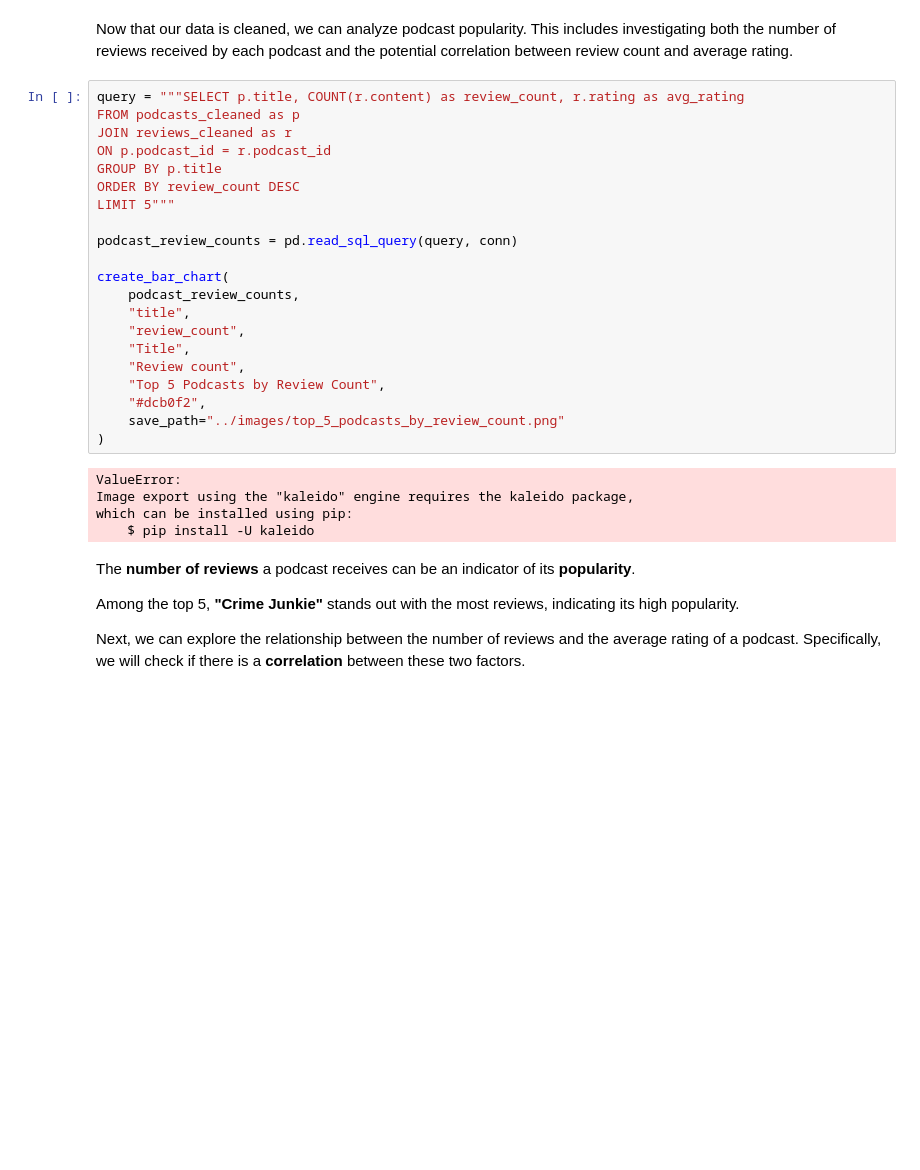
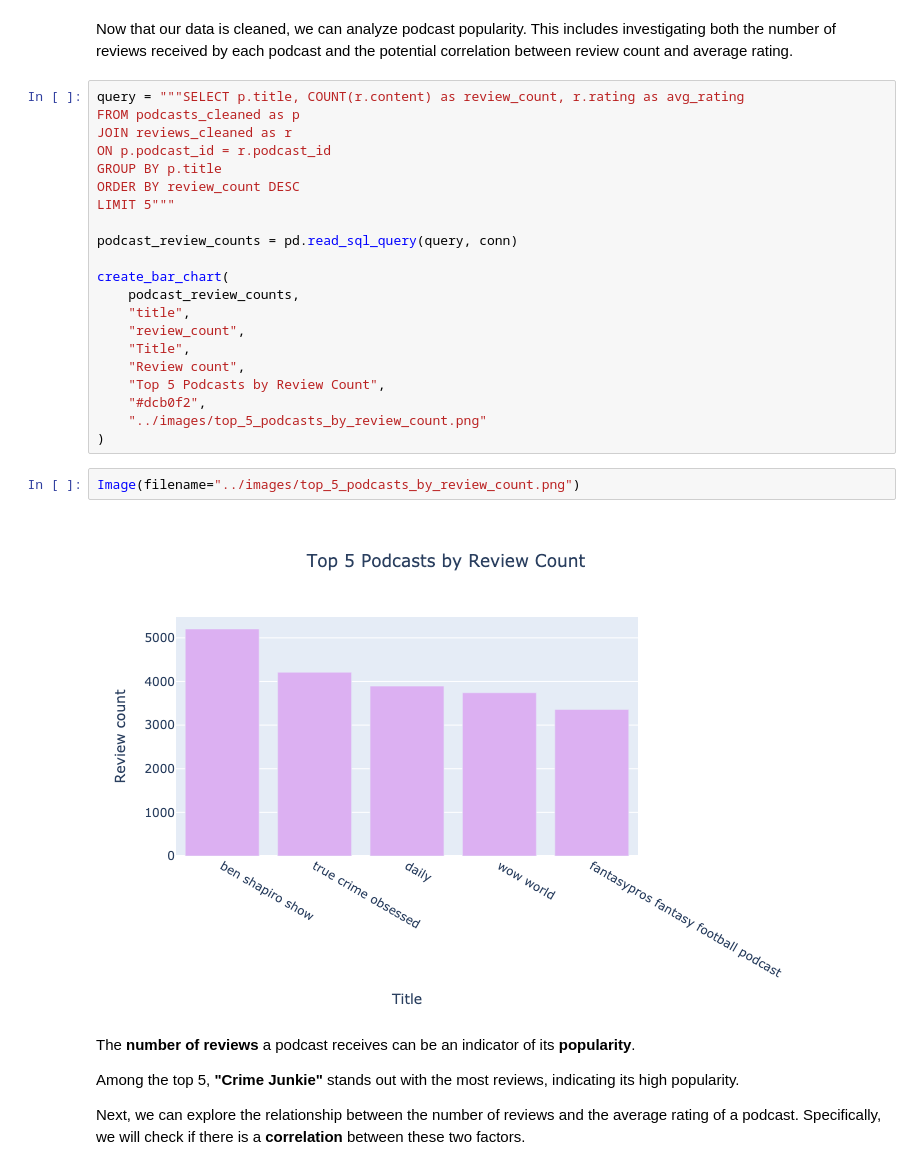
Before and after one commit to vytautas-bunevicius/podcast-review-insights, a Jupyter notebook: notebooks/podcast_review_analysis.ipynb, the cells around one changed output. Drawn from its saved outputs; the diff is of its cells as text; blank space fills up the shorter version.

```diff
--- a/notebooks/podcast_review_analysis.ipynb
+++ b/notebooks/podcast_review_analysis.ipynb
@@ -280,13 +283,12 @@ create_bar_chart(
     "Review count",
     "Top 5 Podcasts by Review Count",
     "#dcb0f2",
-    save_path="../images/top_5_podcasts_by_review_count.png"
+    "../images/top_5_podcasts_by_review_count.png"
 )
-# %% [output]
-ValueError:
-Image export using the "kaleido" engine requires the kaleido package,
-which can be installed using pip:
-    $ pip install -U kaleido
+# %%
+Image(filename="../images/top_5_podcasts_by_review_count.png")
+# %% [output]
+[figure, added]
 # %% [markdown]
 The **number of reviews** a podcast receives can be an indicator of its **popularity**.
 
```
Also changed, not shown: parts of 23 cells of this notebook, 1 other file.
